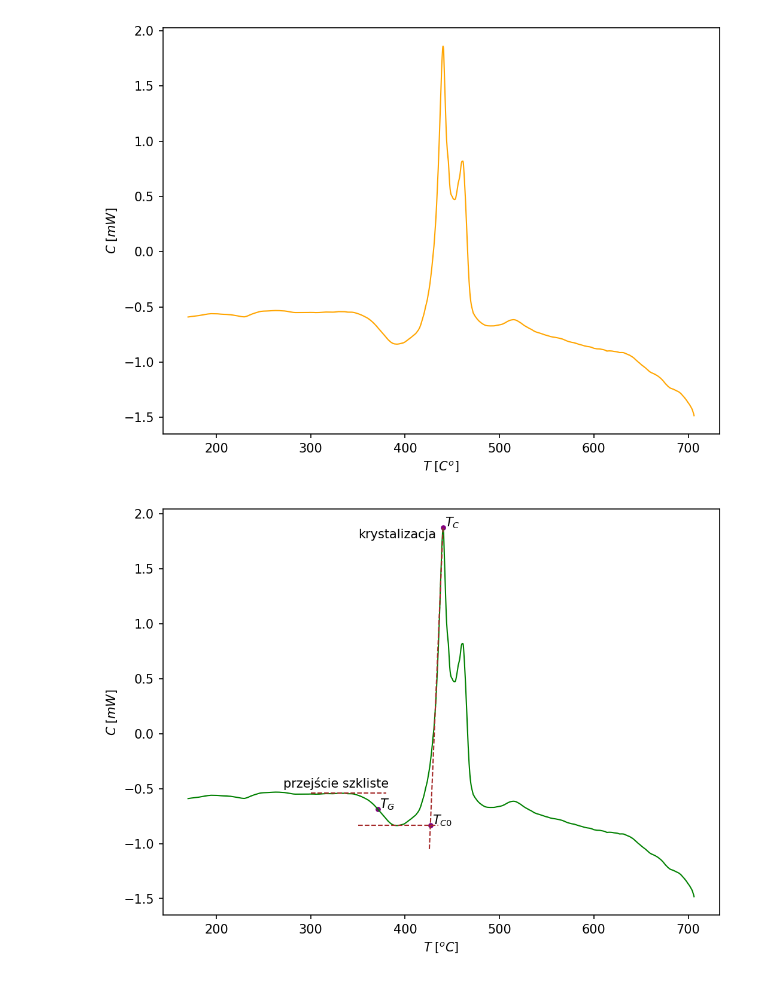
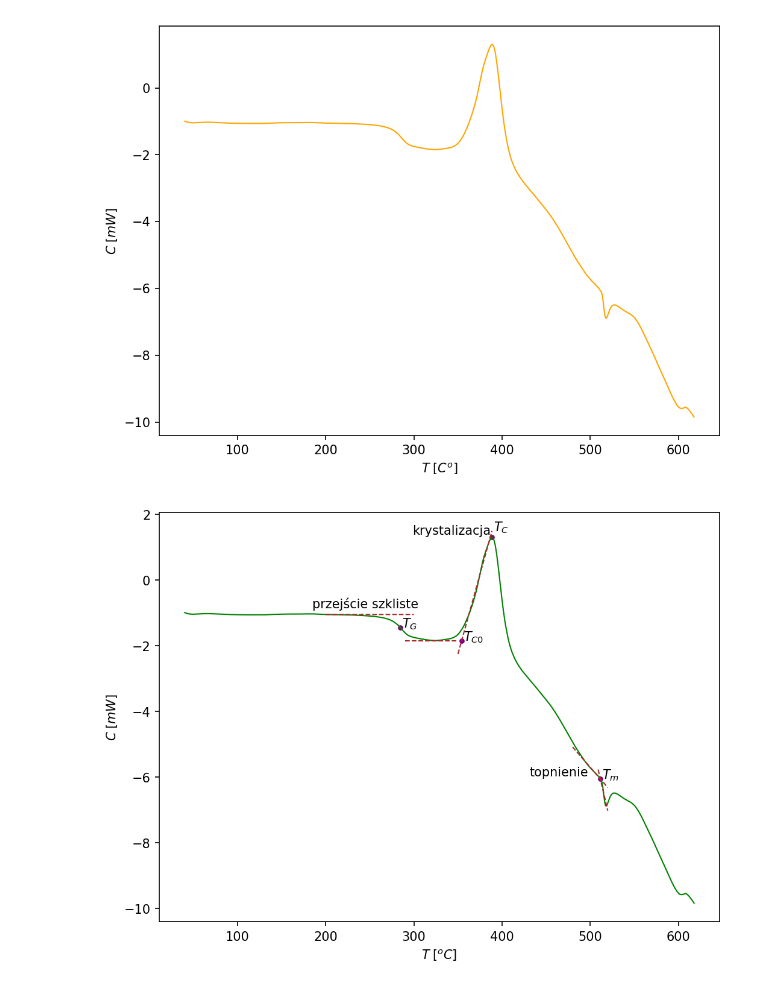
Before and after one commit to ficnawode/WDFCS_projekt_2, a Jupyter notebook: zad3.ipynb, the cells around one changed output. Saved outputs shown, nothing was run; the diff lists cells and outputs as text; code cells hidden in the pictures.

```diff
--- a/zad3.ipynb
+++ b/zad3.ipynb
@@ -4,7 +4,6 @@ import pandas as pd
 from matplotlib import pyplot as plt
 from scipy.signal import argrelmax, argrelmin, find_peaks
 # %%
-df = pd.read_csv('in/zad1_dta_5.txt', sep='\s+', names=['T', 'C'], decimal=',')
 
 
 def find_maximum(data_slice, significant_key):
@@ -34,12 +33,14 @@ def find_x_where_y_equals(y_value, a, b):
     # x = (y - b)/a
     return (y_value - b)/a
 
+def find_point_of_intersection(a1,b1,a2,b2):
+    x = (b2 - b1)/(a1-a2)
+    y = a1*x + b1
+    return x, y
+
 def find_closest_entry(df, key, value):
     return df.iloc[(df[key]-value).abs().argsort()[:1]]
 
 # constants
 _s = 10
 _linewidth = 1
-
-
-df
@@ -59,0 +47,4 @@ df
+# %%
+
+df = pd.read_csv('in/zad1_dta_4.txt', sep='\s+', names=['T', 'C'], decimal=',')
+df
@@ -70,7 +75,7 @@ plt.ylabel(r'$C \; [mW]$')
 plt.savefig('out/zad3_wyk_V_od_d.jpg', dpi = 350)
 plt.show()
 # %% [output]
-[figure, old version]
+[figure, new version]
 # %%
 
 plt.figure(figsize=(8, 6), dpi=150)
@@ -80,7 +85,7 @@ _color = 'green'
 plt.plot(df['T'], df['C'], linewidth=_linewidth, color=_color)
 
 # find the local minimum
-slice_of_interest = get_slice_in_key_range(df, 'T', 350, 435)
+slice_of_interest = get_slice_in_key_range(df, 'T', 290, 350)
 T_c_horizontal_line_height = find_minimum(slice_of_interest, 'C')['C'].min()
 T_c_horizontal_line = pd.DataFrame({
     'T':  slice_of_interest['T'].copy(),
@@ -96,11 +101,11 @@ plt.plot(T_c_horizontal_line['T'], T_c_horizontal_line['C'],
 # find the peak and parametrize diagonal line along the rising curve
 peak = find_maximum(df, 'C')
 T_C = peak['T'].min()
-slice_of_interest = get_slice_in_key_range(df, 'T', 430, peak['T'].min())
+slice_of_interest = get_slice_in_key_range(df, 'T', 370, peak['T'].min())
 T_c_diagonal_linefit = np.polyfit(
     slice_of_interest['T'], slice_of_interest['C'], 1)
 T_c_diagonal_line = pd.DataFrame({
-    'T':  np.arange(425.7, peak['T'].min(), 0.1),
+    'T':  np.arange(350, peak['T'].min(), 0.1),
 })
 T_c_diagonal_line['C'] = generate_linefit_y(
     T_c_diagonal_line['T'], T_c_diagonal_linefit)
@@ -116,7 +121,7 @@ T_C0 = find_x_where_y_equals(
     T_c_horizontal_line_height, T_c_diagonal_linefit[0], T_c_diagonal_linefit[1])
 
 #find horizontal line on first peak
-slice_of_interest = get_slice_in_key_range(df, 'T', 300, 380)
+slice_of_interest = get_slice_in_key_range(df, 'T', 200, 300)
 first_peak = find_maximum(slice_of_interest, 'C')
 first_peak_horizontal_line_height = find_maximum(slice_of_interest, 'C')['C'].min()
 first_peak_horizontal_line = pd.DataFrame({
@@ -131,33 +136,70 @@ plt.plot(first_peak_horizontal_line['T'], first_peak_horizontal_line['C'],
 
 
 C_G = (first_peak_horizontal_line_height + T_c_horizontal_line_height)/2
 T_G = find_closest_entry(df, 'C', C_G)['T'].min()
 
+# find the peak and parametrize diagonal line along the rising curve
+slice_of_interest = get_slice_in_key_range(df, 'T', 490, 510)
+T_m_diagonal_1_fit = np.polyfit(
+    slice_of_interest['T'], slice_of_interest['C'], 1)
+T_m_diagonal_1 = pd.DataFrame({
+    'T':  np.arange(480, 520, 0.1),
+})
+T_m_diagonal_1['C'] = generate_linefit_y(
+    T_m_diagonal_1['T'], T_m_diagonal_1_fit)
 
+#plot diagonal line
+_color = 'brown'
+_linestyle = '--'
+plt.plot(T_m_diagonal_1['T'], T_m_diagonal_1['C'],
+         linewidth=1, color=_color, linestyle=_linestyle)
+
+# find the peak and parametrize diagonal line along the rising curve
+slice_of_interest = get_slice_in_key_range(df, 'T', 510, 520)
+T_m_diagonal_2_fit = np.polyfit(
+    slice_of_interest['T'], slice_of_interest['C'], 1)
+T_m_diagonal_2 = pd.DataFrame({
+    'T':  np.arange(509, 520, 0.1),
+})
+T_m_diagonal_2['C'] = generate_linefit_y(
+    T_m_diagonal_2['T'], T_m_diagonal_2_fit)
+
+#plot diagonal line
+_color = 'brown'
+_linestyle = '--'
+plt.plot(T_m_diagonal_2['T'], T_m_diagonal_2['C'],
+         linewidth=1, color=_color, linestyle=_linestyle)
 
 #plot T_C0
 _color = 'purple'
 plt.scatter(T_C0, T_c_horizontal_line_height, s=_s, color=_color)
 plt.text(T_C0 + 2, T_c_horizontal_line_height + 0.01, r'$T_{C0}$')
 
 #plot T_C
 _color = 'purple'
-plt.scatter(T_C, T_c_diagonal_line['C'].max(), s=_s, color=_color)
+plt.scatter(T_C, peak['C'].max(), s=_s, color=_color)
 plt.text(T_C + 2, T_c_diagonal_line['C'].max() + 0.01, r'$T_{C}$')
 plt.text(T_C -90, T_c_diagonal_line['C'].max() - 0.1, 'krystalizacja')
 
 #plot T_G
 _color = 'purple'
 plt.scatter(T_G, C_G, s=_s, color=_color)
 plt.text(T_G + 2, C_G + 0.01, r'$T_{G}$')
-plt.text(T_G - 100, C_G + 0.2, 'przejście szkliste')
+plt.text(T_G - 100, C_G + 0.6, 'przejście szkliste')
+
+T_m, C_m = find_point_of_intersection(T_m_diagonal_1_fit[0], T_m_diagonal_1_fit[1], T_m_diagonal_2_fit[0], T_m_diagonal_2_fit[1])
+#plot T_G
+_color = 'purple'
+plt.scatter(T_m, C_m, s=_s, color=_color)
+plt.text(T_m + 2, C_m + 0.01, r'$T_{m}$')
+plt.text(T_m - 80, C_m + 0.1, 'topnienie')
 
 
 
 plt.xlabel(r'$T \; [^oC]$')
 plt.ylabel(r'$C \; [mW]$')
 
 plt.savefig('out/zad3_wyk_V_od_d_pkt_charakterystyczne.jpg', dpi = 350)
 plt.show()
 # %% [output]
-[figure, old version]
+[figure, new version]
```
Also changed, not shown: parts of 2 cells of this notebook, 5 other files.
